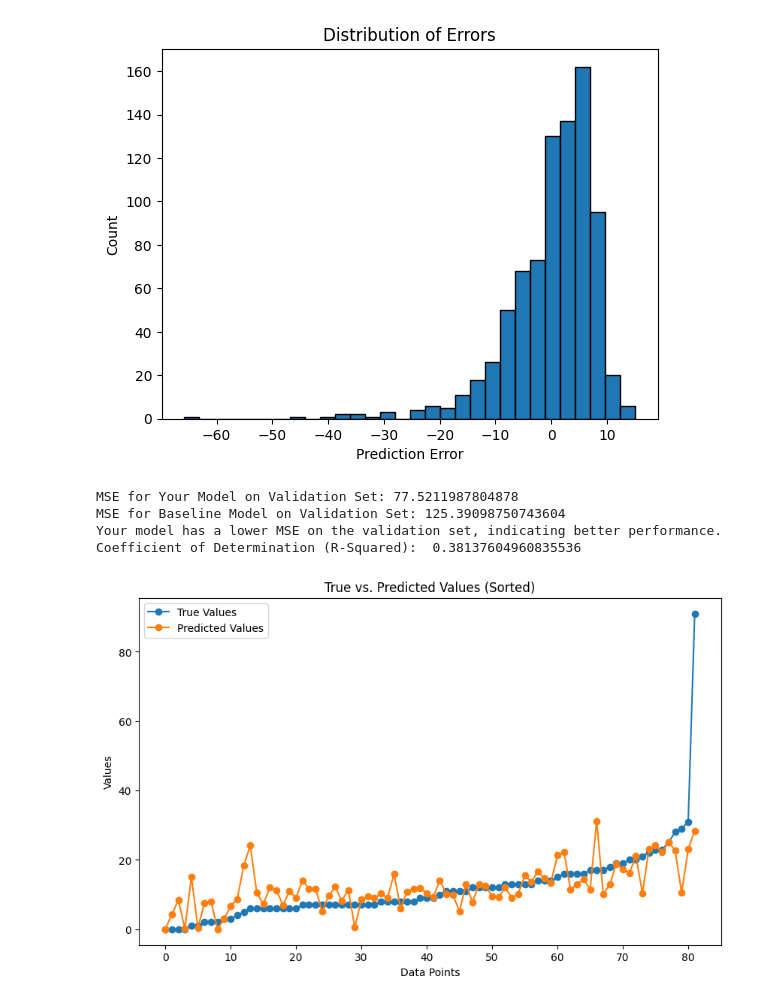
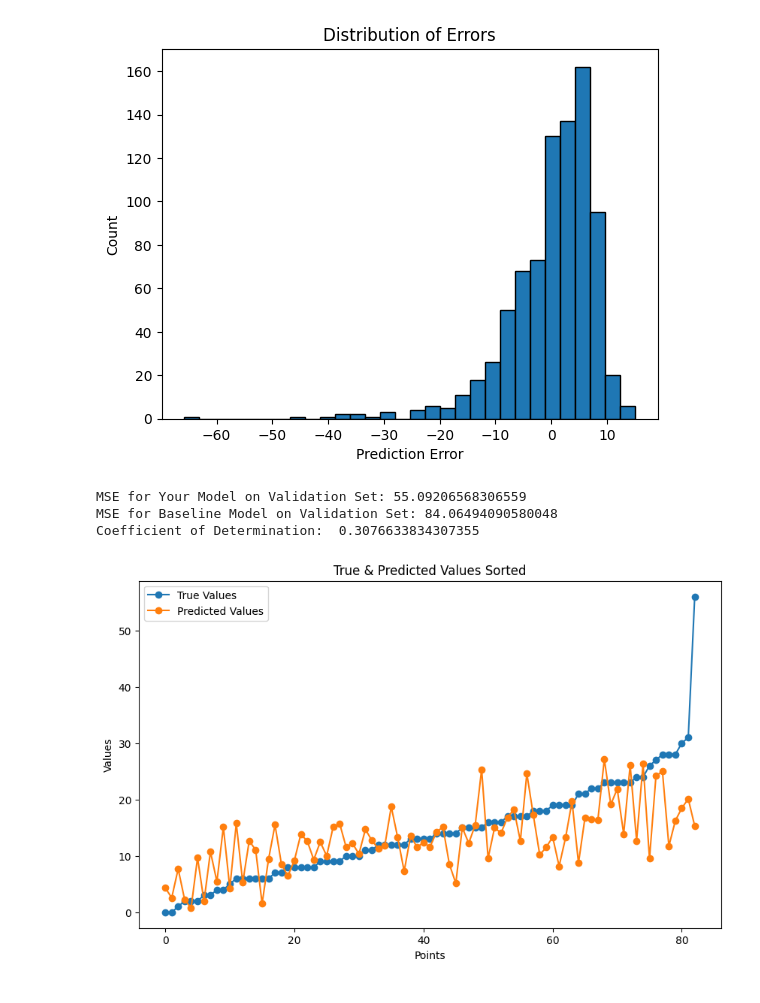
Before and after one commit to ImtiazAli1/INM701, a Jupyter notebook: cw.ipynb, the cells around one changed output. Saved outputs shown, nothing was run; the diff lists cells and outputs as text; code cells hidden in the pictures.

```diff
--- a/cw.ipynb
+++ b/cw.ipynb
@@ -386,27 +381,27 @@ MSE for Your Model: 65.96781810796337
 MSE for Baseline Model: 77.26642335766424
 [figure]
 # %%
+import os
 import pandas as pd
 import numpy as np
-import os
 from sklearn.ensemble import RandomForestRegressor
 from sklearn.model_selection import train_test_split
 from sklearn.metrics import mean_squared_error, mean_absolute_error, r2_score
 import matplotlib.pyplot as plt
 
-# Load your dataset
+# Load dataset
 path = "."
 filename_read = os.path.join(path, "newufc.csv")
 df = pd.read_csv(filename_read, na_values=['NA', '?'])
 
-# Set the subset size
+# Set the subset size, makes the graph smaller
 subset_size = 0.1
 df = df.sample(frac=subset_size, random_state=42)
 
 X = df.drop(['wins'], axis=1).values
 y = df['wins'].values
 
-# Assuming 'wins' is your target variable
+#
 result = [col for col in df.columns if col != 'wins']
 
 # Convert relevant columns to numeric
@@ -415,63 +410,58 @@ df[result] = df[result].apply(pd.to_numeric, errors='coerce')
 # Split the data for visualization
 X_train, X_temp, y_train, y_temp = train_test_split(df[result].values, df['wins'].values, test_size=0.4, random_state=42)
 X_val, X_test, y_val, y_test = train_test_split(X_temp, y_temp, test_size=0.5, random_state=42)
 
 # Train the model
 Random_Forest_model = RandomForestRegressor(
     n_estimators=100,
-    max_features=3,  # You can experiment with different values
-    max_depth=None,        # You can set a specific depth or leave it as None
-    min_samples_split=2,   # You can experiment with different values
-    min_samples_leaf=1,    # You can experiment with different values
-    bootstrap=False,        # You can set it to False to disable bootstrapping
+    max_features=3,  # can change values
+    max_depth=None,        # can change or set to none
+    min_samples_split=2,   # can change values
+    min_samples_leaf=1,    # can change values
+    bootstrap=True,        # can set to false
     random_state=42
 )
+
+#https://scikit-learn.org/stable/modules/generated/sklearn.ensemble.RandomForestRegressor.html
 
 # Train the model
 Random_Forest_model.fit(X_train, y_train)
 
-# Make predictions on the validation set
-y_pred_val = Random_Forest_model.predict(X_val)
+# Make predictions on the test set
+y_pred_test = Random_Forest_model.predict(X_test)
 
-# Calculate MSE for your model on the validation set
-mse_model_val = mean_squared_error(y_val, y_pred_val)
+# Calculate MSE for my model on test set
+mse_model_test = mean_squared_error(y_test, y_pred_test)
 
 # Create a baseline model predicting the mean
 mean_wins = y_train.mean()
-y_baseline_val = [mean_wins] * len(y_val)
+y_baseline_test = [mean_wins] * len(y_test)
 
 # Calculate MSE for the baseline model on the validation set
-mse_baseline_val = mean_squared_error(y_val, y_baseline_val)
+mse_baseline_test = mean_squared_error(y_test, y_baseline_test)
 
-print(f'MSE for Your Model on Validation Set: {mse_model_val}')
-print(f'MSE for Baseline Model on Validation Set: {mse_baseline_val}')
+print(f'MSE for Your Model on Validation Set: {mse_model_test}')
+print(f'MSE for Baseline Model on Validation Set: {mse_baseline_test}')
 
-# Compare the MSE values on the validation set
-if mse_model_val < mse_baseline_val:
-    print('Your model has a lower MSE on the validation set, indicating better performance.')
-else:
-    print('The baseline model has a lower MSE on the validation set, suggesting limited improvement by your model.')
-
-# R-squared (R2)
-r2 = r2_score(y_val, y_pred_val)
-print('Coefficient of Determination (R-Squared): ', r2)
+#Coefficient of Determination / r^2 https://www.scribbr.com/statistics/coefficient-of-determination/
+r2 = r2_score(y_test, y_pred_test)
+print('Coefficient of Determination: ', r2)
 
 # Plot true vs. predicted values using a line graph
-sorted_indices = np.argsort(y_val)
-y_val_sorted = y_val[sorted_indices]
-y_pred_sorted = y_pred_val[sorted_indices]
+sorted_indices = np.argsort(y_test)
+y_test_sorted = y_test[sorted_indices]
+y_pred_sorted = y_pred_test[sorted_indices]
 
 plt.figure(figsize=(10, 6))
-plt.plot(y_val_sorted, label='True Values', marker='o')
+plt.plot(y_test_sorted, label='True Values', marker='o')
 plt.plot(y_pred_sorted, label='Predicted Values', marker='o')
-plt.title('True vs. Predicted Values (Sorted)')
-plt.xlabel('Data Points')
+plt.title('True & Predicted Values Sorted')
+plt.xlabel('Points')
 plt.ylabel('Values')
 plt.legend()
 plt.show()
 # %% [output]
-MSE for Your Model on Validation Set: 77.5211987804878
-MSE for Baseline Model on Validation Set: 125.39098750743604
-Your model has a lower MSE on the validation set, indicating better performance.
-Coefficient of Determination (R-Squared):  0.38137604960835536
+MSE for Your Model on Validation Set: 55.09206568306559
+MSE for Baseline Model on Validation Set: 84.06494090580048
+Coefficient of Determination:  0.3076633834307355
-[figure, old version]
+[figure, new version]
```
Also changed, not shown: parts of 6 cells of this notebook.
